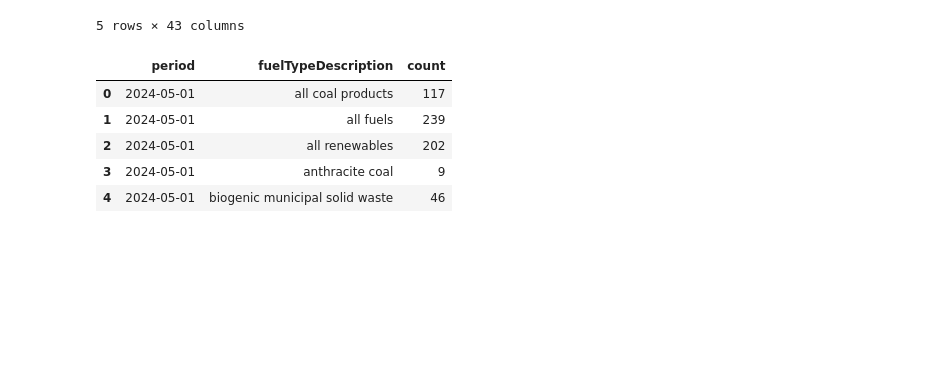
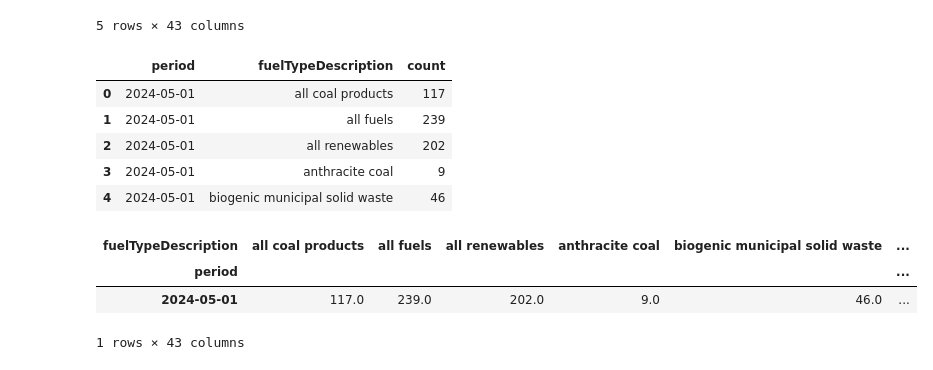
Before and after one commit to Nehemiahmageto/Unsupervised-Discovery-of-U.S.-Electricity-Consumption-Regimes-2015-2024-, a Jupyter notebook: model.ipynb, the cells around one changed output. Drawn from its saved outputs; the diff is of its cells as text; code cells hidden in the pictures; blank space fills up the shorter version.

```diff
--- a/model.ipynb
+++ b/model.ipynb
@@ -161,3 +161,17 @@ fuel_time.head()
 | 2 | 2024-05-01 | all renewables | 202 |
 | 3 | 2024-05-01 | anthracite coal | 9 |
 | 4 | 2024-05-01 | biogenic municipal solid waste | 46 |
+# %%
+fuel_mix = fuel_time.pivot_table(
+    index="period",
+    columns="fuelTypeDescription",
+    values="count",
+    fill_value=0
+)
+
+fuel_mix.head()
+# %% [output]
+| fuelTypeDescription | all coal products | all fuels | all renewables | anthracite coal | biogenic municipal solid waste | ... |
+| period |  |  |  |  |  | ... |
+| 2024-05-01 | 117.0 | 239.0 | 202.0 | 9.0 | 46.0 | ... |
+1 rows × 43 columns
```
